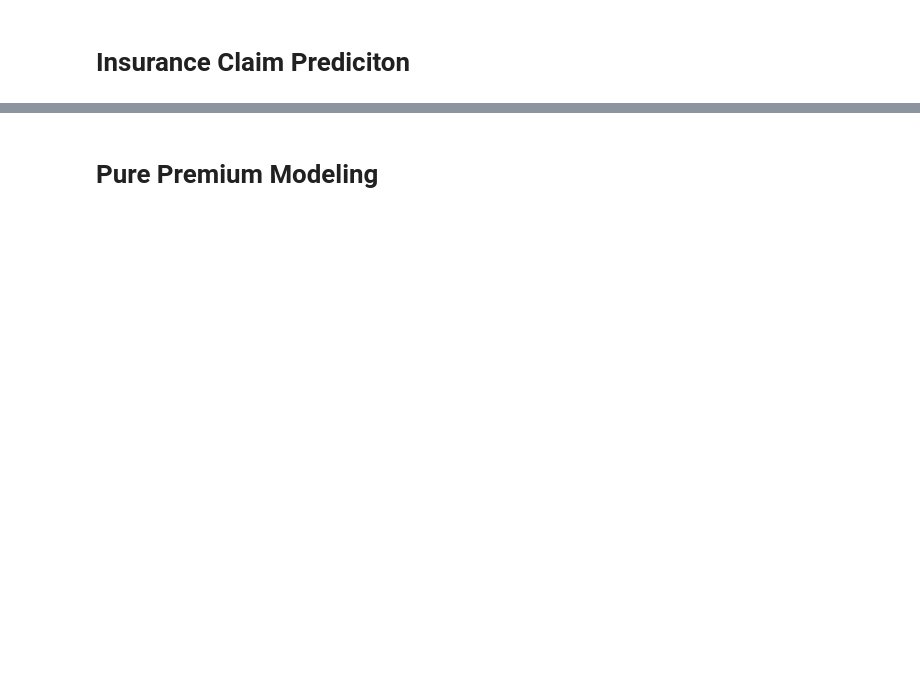
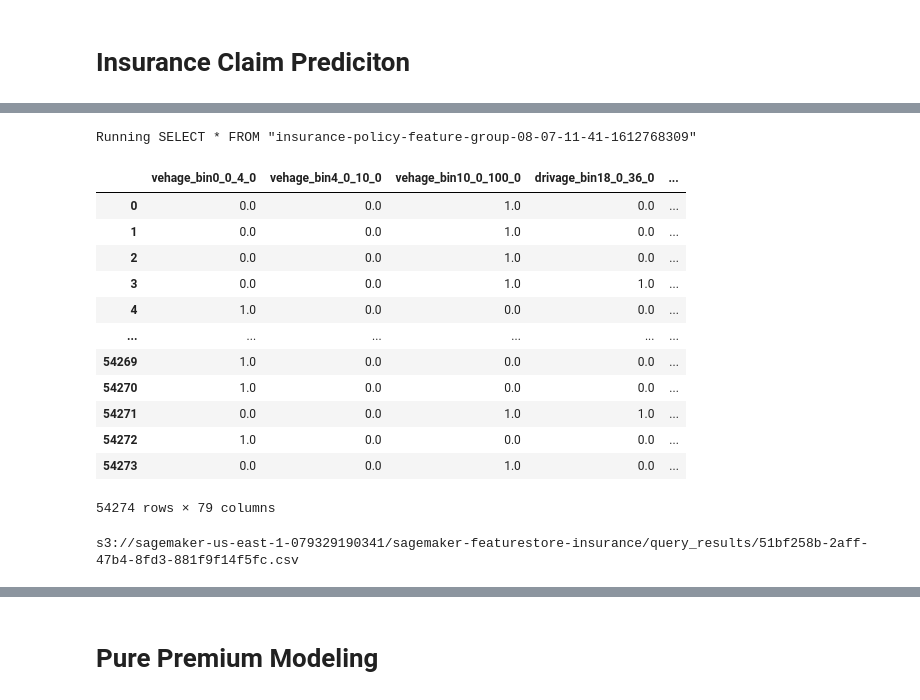
Before and after one commit to amanveer/FSI, a Jupyter notebook: 2-insurance-feature-store.ipynb, the cells around one changed output, grey strips where cells are left out. Cells and saved outputs as stored; diff of their text form; code cells hidden in the pictures; blank space fills up the shorter version.

```diff
--- a/insurance-claim-frequency-prediciton.ipynb
+++ b/2-insurance-feature-store.ipynb
@@ -494,0 +125,16 @@ Overall, the drivers `age (DrivAge)` has a weak impact on the claim severity, bo
+# %%
+from sagemaker.feature_store.feature_group import FeatureGroup
+
+insurance_policy_feature_group = FeatureGroup(name=insurance_policy_feature_group_name, sagemaker_session=feature_store_session)
+# %%
+import time
+
+current_time_sec = int(round(time.time()))
+
+def cast_object_to_string(data_frame):
+    for label in data_frame.columns:
+        if data_frame.dtypes[label].name in ['object','category']:
+            data_frame[label] = data_frame[label].astype("str").astype("string")
+
+# cast object dtype to string. The SageMaker FeatureStore Python SDK will then map the string dtype to String feature type.
+cast_object_to_string(df_data)
@@ -494,0 +156,7 @@ Overall, the drivers `age (DrivAge)` has a weak impact on the claim severity, bo
+# %%
+# record identifier and event time feature names
+record_identifier_feature_name = "IDpol"
+event_time_feature_name = "EventTime"
+
+# append EventTime feature
+df_data[event_time_feature_name] = pd.Series([current_time_sec]*len(df_data), dtype="float64")
@@ -494,0 +173,4 @@ Overall, the drivers `age (DrivAge)` has a weak impact on the claim severity, bo
+# %%
+
+# load feature definitions to the feature group. SageMaker FeatureStore Python SDK will auto-detect the data schema based on input data.
+insurance_policy_feature_group.load_feature_definitions(data_frame=df_data); # output is suppressed
@@ -494,0 +345,37 @@ Overall, the drivers `age (DrivAge)` has a weak impact on the claim severity, bo
+# %%
+insurance_policy_query = insurance_policy_feature_group.athena_query()
+
+insurance_policy_table = insurance_policy_query.table_name
+
+query_string = 'SELECT * FROM "'+insurance_policy_table+'"' #+insurance_policy_table
+print('Running ' + query_string)
+
+# run Athena query. The output is loaded to a Pandas dataframe.
+#dataset = pd.DataFrame()
+insurance_policy_query.run(query_string=query_string, output_location='s3://'+default_s3_bucket_name+'/'+prefix+'/query_results/')
+insurance_policy_query.wait()
+dataset = insurance_policy_query.as_dataframe()
+
+dataset
+# %% [output]
+Running SELECT * FROM "insurance-policy-feature-group-08-07-11-41-1612768309"
+|  | vehage_bin0_0_4_0 | vehage_bin4_0_10_0 | vehage_bin10_0_100_0 | drivage_bin18_0_36_0 | ... |
+| 0 | 0.0 | 0.0 | 1.0 | 0.0 | ... |
+| 1 | 0.0 | 0.0 | 1.0 | 0.0 | ... |
+| 2 | 0.0 | 0.0 | 1.0 | 0.0 | ... |
+| 3 | 0.0 | 0.0 | 1.0 | 1.0 | ... |
+| 4 | 1.0 | 0.0 | 0.0 | 0.0 | ... |
+| ... | ... | ... | ... | ... | ... |
+| 54269 | 1.0 | 0.0 | 0.0 | 0.0 | ... |
+| 54270 | 1.0 | 0.0 | 0.0 | 0.0 | ... |
+| 54271 | 0.0 | 0.0 | 1.0 | 1.0 | ... |
+| 54272 | 1.0 | 0.0 | 0.0 | 0.0 | ... |
+| 54273 | 0.0 | 0.0 | 1.0 | 0.0 | ... |
+54274 rows × 79 columns
+# %%
+# Prepare query results for training.
+query_execution = insurance_policy_query.get_query_execution()
+query_result = 's3://'+default_s3_bucket_name+'/'+prefix+'/query_results/'+query_execution['QueryExecution']['QueryExecutionId']+'.csv'
+print(query_result)
+# %% [output]
+s3://sagemaker-us-east-1-079329190341/sagemaker-featurestore-insurance/query_results/51bf258b-2aff-47b4-8fd3-881f9f14f5fc.csv
```
Also changed, not shown: parts of 137 cells of this notebook, 5 other files.
